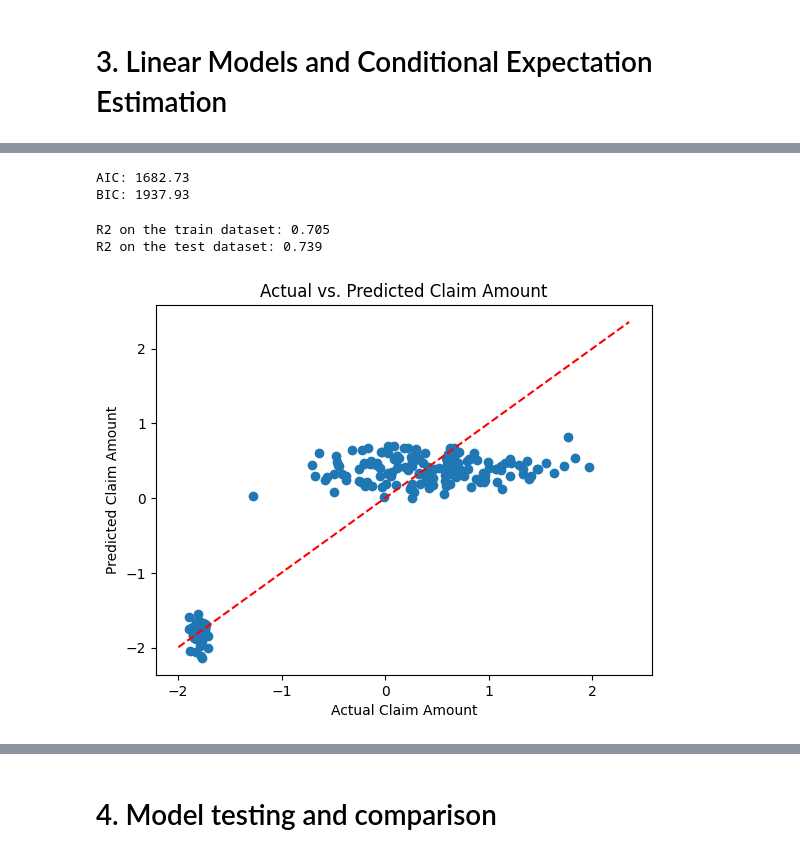
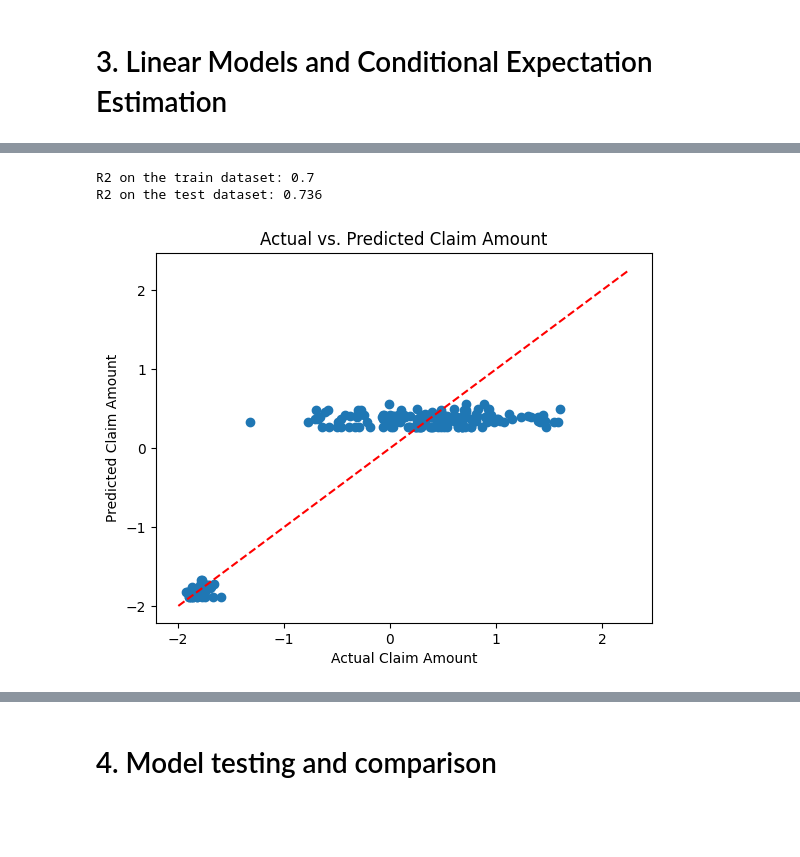
Before and after one commit to Regis0323/Module_1, a Jupyter notebook: Rurangwa_Assignment_Module_1.ipynb, the cells around one changed output, grey strips where cells are left out. Drawn from its saved outputs; the diff is of its cells as text; code cells hidden in the pictures; blank space fills up the shorter version.

```diff
--- a/Rurangwa_Assignment_Module_1.ipynb
+++ b/Rurangwa_Assignment_Module_1.ipynb
@@ -468,5 +498,12 @@ Notes:
 # %%
-model_LR= LinearRegression().fit(x, y)
+model_LR= LinearRegression().fit(x_2, y_2)
 params = np.append(model_LR.intercept_,model_LR.coef_)
 print("Parameters of the linear regression:", params[0].round(3), ",", params[2].round(3), "and", params[3].round(3))
+
+model = sm.OLS(y_2, sm.add_constant(x_2)).fit()
+
+aic_value = model.aic
+bic_value = model.bic
+print("AIC:", round(aic_value, 3))
+print("BIC:", round(bic_value, 3))
 # %% [output]
@@ -498,35 +513,25 @@ dtype: float64
-# %%
-model = sm.OLS(y, sm.add_constant(x)).fit()
-aic_value = model.aic
-bic_value = model.bic
-print("AIC:", round(aic_value, 2))
-print("BIC:", round(bic_value, 2))
-# %% [output]
-AIC: 1682.73
-BIC: 1937.93
-# %%
-X_train = sm.add_constant(X_train)
-X_test = sm.add_constant(X_test)
-
-model = sm.OLS(y_train, X_train).fit()
-y_pred = model.predict(X_test)
-# %%
-R2_train_set = model.rsquared
-R2_test_set = r2_score(y_test, y_pred)
-
-# R2 on the train dataset
-print("R2 on the train dataset:", round(R2_train_set,3))
-# R2 on the test dataset
-print("R2 on the test dataset:", round(R2_test_set, 3))
-# %% [output]
-R2 on the train dataset: 0.705
-R2 on the test dataset: 0.739
 # %%
-plt.scatter(y_test, y_pred)
+#X_train = sm.add_constant(X_train)
+#X_test = sm.add_constant(X_test)
+
+model_p = sm.OLS(y_train_2, X_train_2).fit()
+y_pred_2 = model_p.predict(X_test_2)
+
+R2_train_set_2 = model_p.rsquared
+R2_test_set_2 = r2_score(y_test_2, y_pred_2)
+
+# R2 on the train dataset
+print("R2 on the train dataset:", round(R2_train_set_2,3))
+# R2 on the test dataset
+print("R2 on the test dataset:", round(R2_test_set_2, 3))
+
+plt.scatter(y_test_2, y_pred_2)
 plt.xlabel('Actual Claim Amount')
 plt.ylabel('Predicted Claim Amount')
 plt.title('Actual vs. Predicted Claim Amount')
 plt.plot([y.min(), y.max()], [y.min(), y.max()], color='red', linestyle='--')  # Line of equality
 plt.show()
 # %% [output]
+R2 on the train dataset: 0.7
+R2 on the test dataset: 0.736
-[figure, old version]
+[figure, new version]
```
Also changed, not shown: parts of 16 cells of this notebook.
